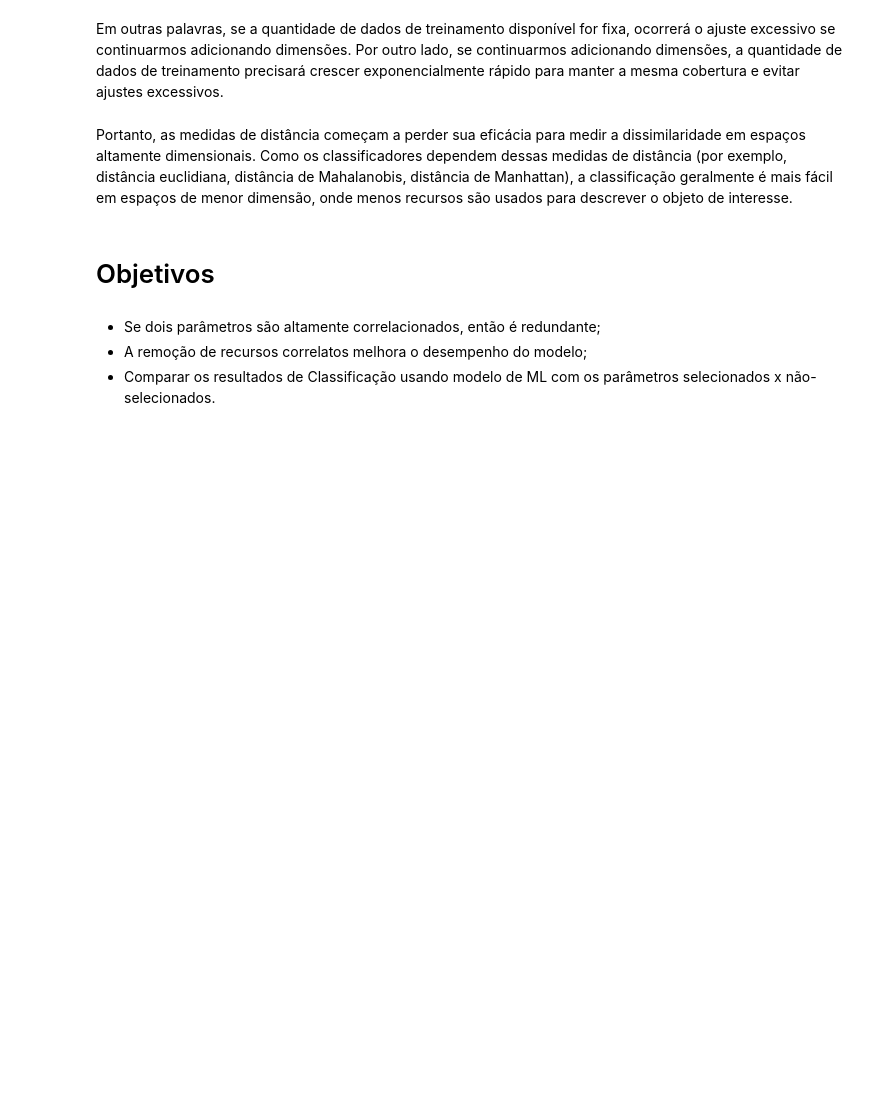
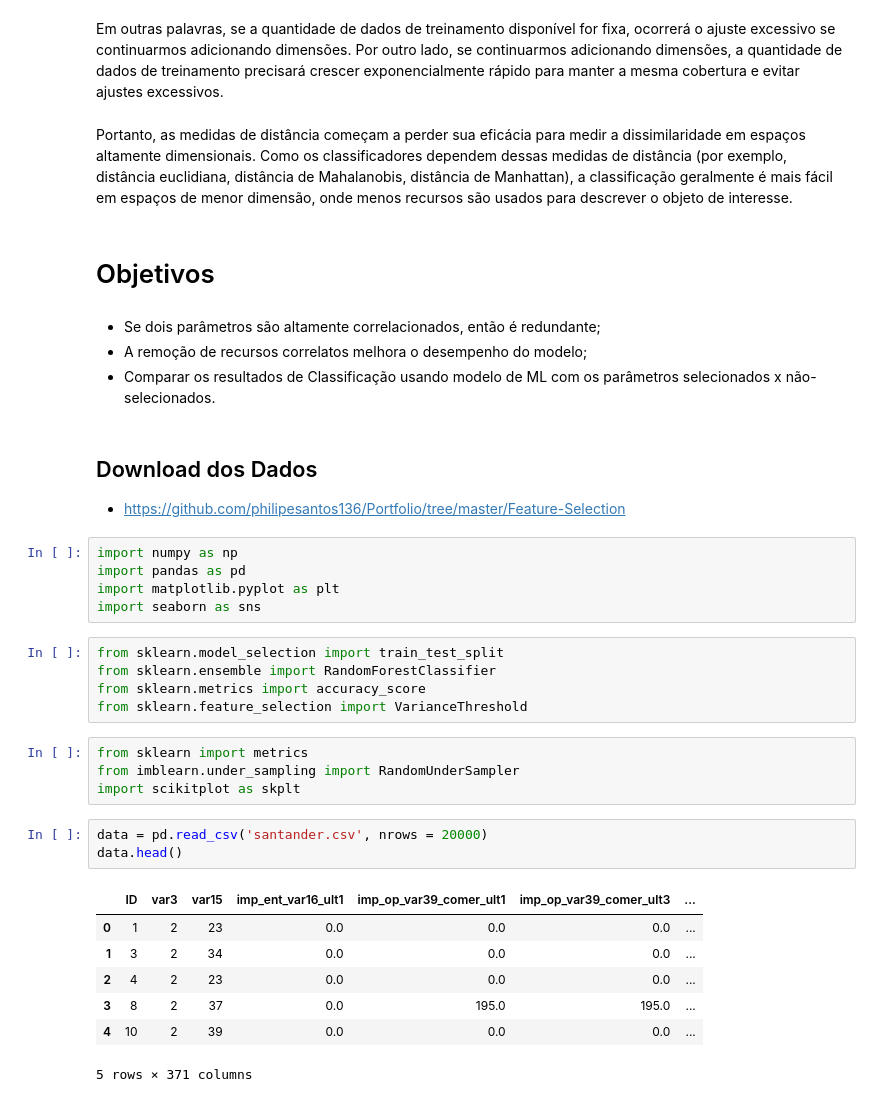
Before and after one commit to philipesantos136/Portfolio, a Jupyter notebook: Feature-Selection/Variáveis correlacionadas.ipynb, the cells around one changed output. Cells and saved outputs as stored; diff of their text form; blank space fills up the shorter version.

```diff
--- a/Feature-Selection/Variáveis correlacionadas.ipynb
+++ b/Feature-Selection/Variáveis correlacionadas.ipynb
@@ -12,3 +12,31 @@ Portanto, as medidas de distância começam a perder sua eficácia para medir a
 - Se dois parâmetros são altamente correlacionados, então é redundante;
 - A remoção de recursos correlatos melhora o desempenho do modelo;
 - Comparar os resultados de Classificação usando modelo de ML com os parâmetros selecionados x não-selecionados.
+# %% [markdown]
+## Download dos Dados
+* https://github.com/philipesantos136/Portfolio/tree/master/Feature-Selection
+# %%
+import numpy as np
+import pandas as pd
+import matplotlib.pyplot as plt
+import seaborn as sns
+# %%
+from sklearn.model_selection import train_test_split
+from sklearn.ensemble import RandomForestClassifier
+from sklearn.metrics import accuracy_score
+from sklearn.feature_selection import VarianceThreshold
+# %%
+from sklearn import metrics
+from imblearn.under_sampling import RandomUnderSampler
+import scikitplot as skplt
+# %%
+data = pd.read_csv('santander.csv', nrows = 20000)
+data.head()
+# %% [output]
+|  | ID | var3 | var15 | imp_ent_var16_ult1 | imp_op_var39_comer_ult1 | imp_op_var39_comer_ult3 | ... |
+| 0 | 1 | 2 | 23 | 0.0 | 0.0 | 0.0 | ... |
+| 1 | 3 | 2 | 34 | 0.0 | 0.0 | 0.0 | ... |
+| 2 | 4 | 2 | 23 | 0.0 | 0.0 | 0.0 | ... |
+| 3 | 8 | 2 | 37 | 0.0 | 195.0 | 195.0 | ... |
+| 4 | 10 | 2 | 39 | 0.0 | 0.0 | 0.0 | ... |
+5 rows × 371 columns
```
Also changed, not shown: parts of 32 cells of this notebook, 1 other file.
